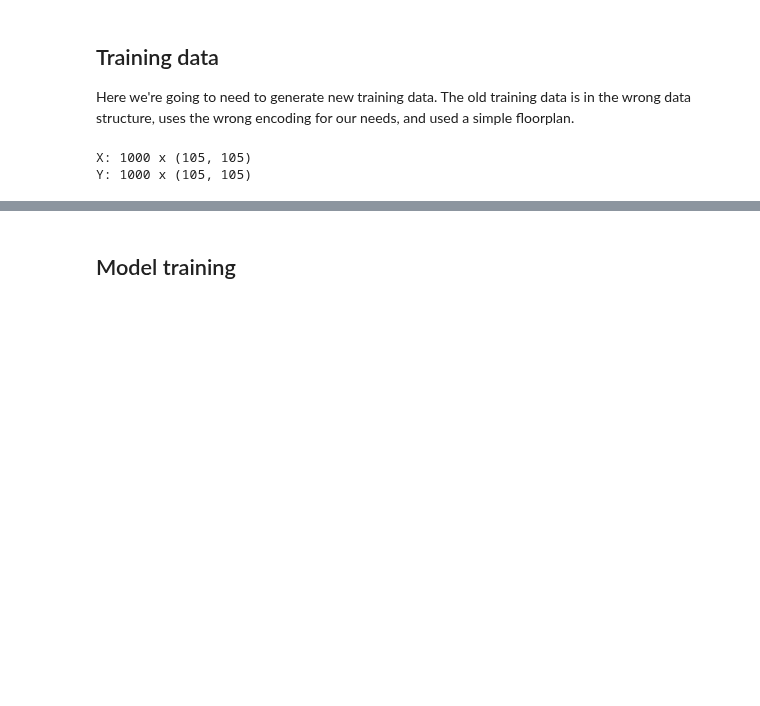
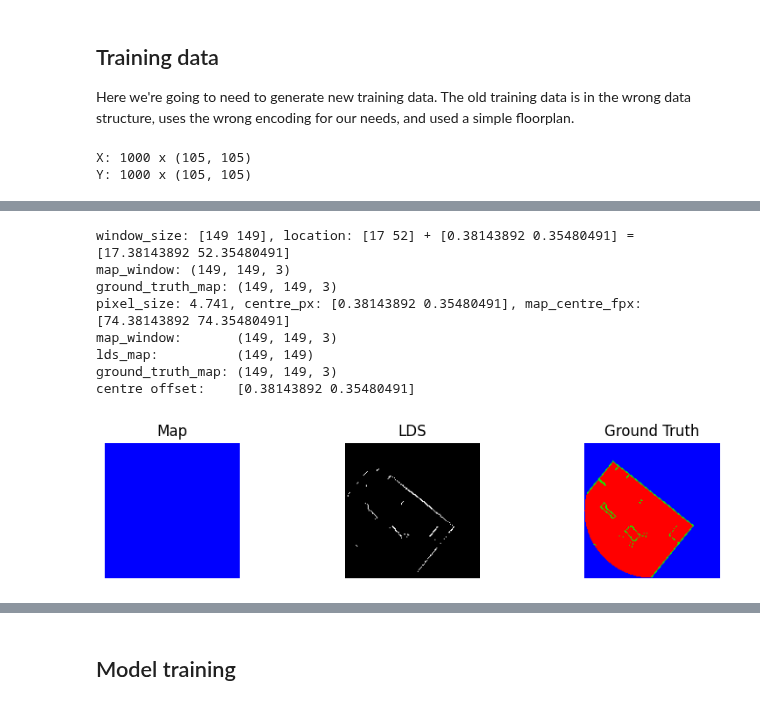
Before and after one commit to malcolmlett/robovac, a Jupyter notebook: Experiment_SLAM_1.ipynb, the cells around one changed output, grey strips where cells are left out. Saved outputs shown, nothing was run; the diff lists cells and outputs as text; code cells hidden in the pictures; blank space fills up the shorter version.

```diff
--- a/Experiment_SLAM_1.ipynb
+++ b/Experiment_SLAM_1.ipynb
@@ -188,13 +186,3 @@ dataset = tf.data.Dataset.from_tensor_slices((X, Y))
 # %% [output]
 X: 1000 x (105, 105)
 Y: 1000 x (105, 105)
-# %%
-reload(map_from_lds_train_data)
-np.random.seed(0)
-pixel_size = 4.741
-location = np.array([100, 100]) * pixel_size
-
-ranges = lds.lds_sample(floorplan[:,:,1], location, 0.0, max_distance=350, pixel_size=pixel_size)
-
-plt.plot(ranges)
-plt.show()
@@ -379,0 +389,17 @@ centre offset:    [ 0.2 -0.2]
+# %%
+loc = np.array([ 82.40540193 , 248.21413008])
+angle = 2.2490386454166282
+#ranges = lds.lds_sample(floorplan[:,:,1], loc, angle, max_distance=350, pixel_size=4.741)
+
+map_window, lds_map, ground_truth_map, centre_offset = generate_training_data_sample(floorplan, loc, angle, False, None, None, pixel_size=pixel_size, max_distance=350)
+display_training_data_sample(map_window, lds_map, ground_truth_map, centre_offset)
+# %% [output]
+window_size: [149 149], location: [17 52] + [0.38143892 0.35480491] = [17.38143892 52.35480491]
+map_window: (149, 149, 3)
+ground_truth_map: (149, 149, 3)
+pixel_size: 4.741, centre_px: [0.38143892 0.35480491], map_centre_fpx: [74.38143892 74.35480491]
+map_window:       (149, 149, 3)
+lds_map:          (149, 149)
+ground_truth_map: (149, 149, 3)
+centre offset:    [0.38143892 0.35480491]
+[figure, added]
```
Also changed, not shown: parts of 11 cells of this notebook.
